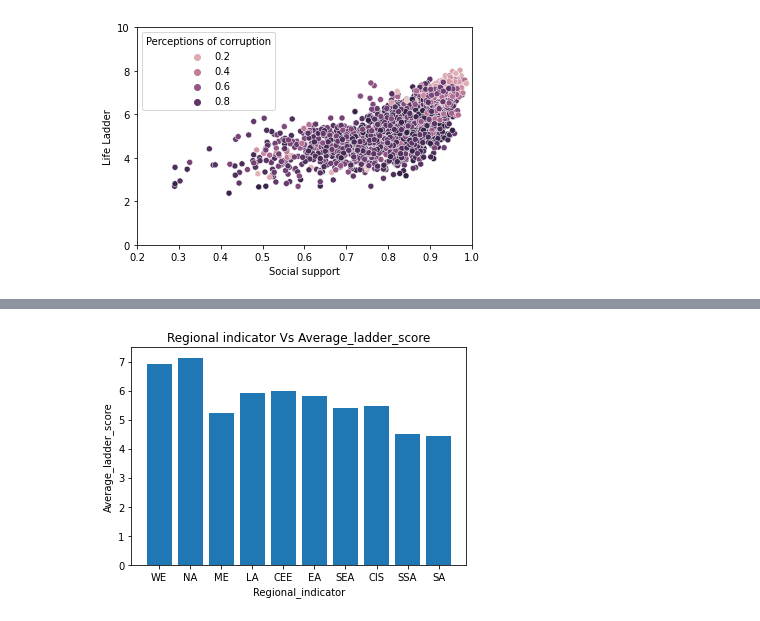
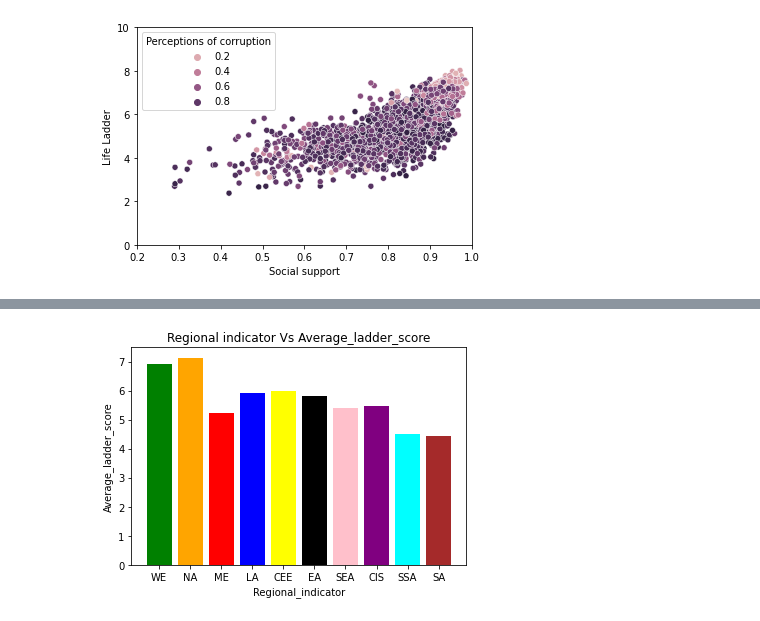
Before and after one commit to Jacksonwolf15/World-Happiness-DS, a Jupyter notebook: WHiX.ipynb, the cells around one changed output, grey strips where cells are left out. Saved outputs shown, nothing was run; the diff lists cells and outputs as text; code cells hidden in the pictures.

```diff
--- a/WHiX.ipynb
+++ b/WHiX.ipynb
@@ -238,14 +226,12 @@ whSS = wh2021[wh2021['Regional indicator'] == 'Sub-Saharan Africa'] = 4.494472
 whSA = wh2021[wh2021['Regional indicator'] == 'South Asia'] = 4.441857
 # %%
 Regional_indicator = ['WE','NA', 'ME', 'LA', 'CEE', 'EA', 'SEA' , 'CIS' , 'SSA' , 'SA']
-
 Average_ladder_score = [6.914905, 7.128500, 5.219765, 5.908050, 5.984765, 5.810333, 5.407556, 5.467000, 4.494472, 4.441857]
-
-
-plt.bar(Regional_indicator, Average_ladder_score)
+c= ["green", "orange", "red", "blue", "yellow","black", "pink", "purple", "cyan", "brown"]
+plt.bar(Regional_indicator,Average_ladder_score,color=c)
 plt.title('Regional indicator Vs Average_ladder_score')
 plt.xlabel('Regional_indicator')
 plt.ylabel('Average_ladder_score')
 plt.show()
 # %% [output]
-[figure, old version]
+[figure, new version]
```
Also changed, not shown: parts of 12 cells of this notebook.
